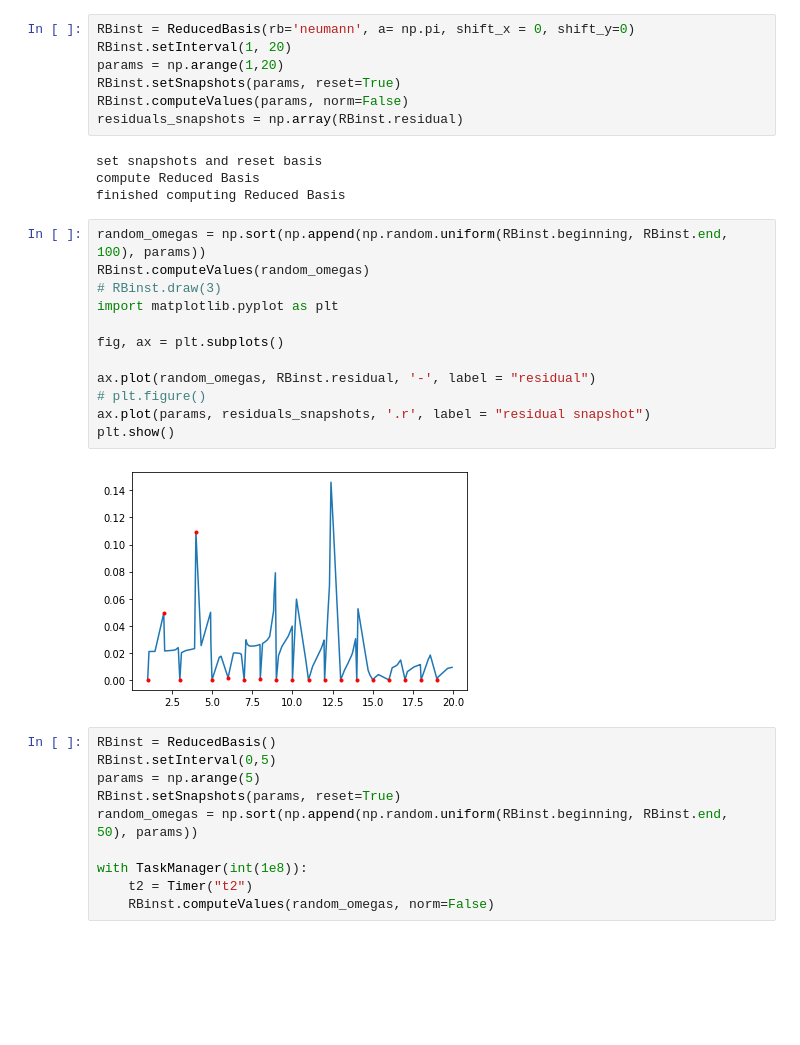
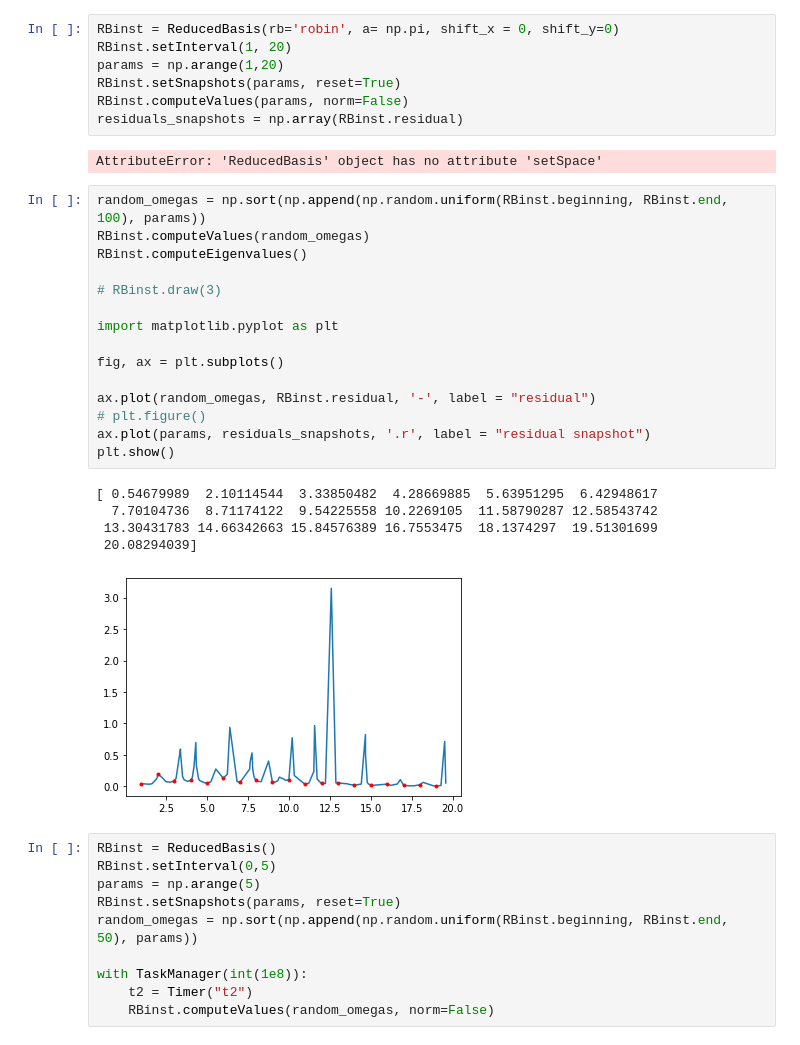
Before and after one commit to huberamanda/reduced_basis_methods, a Jupyter notebook: reduced_basis.ipynb, the cells around one changed output. Saved outputs shown, nothing was run; the diff lists cells and outputs as text; blank space fills up the shorter version.

Commit message:
eigenvalues

```diff
--- a/reduced_basis.ipynb
+++ b/reduced_basis.ipynb
@@ -338,28 +381,33 @@ class ReducedBasis:
 # %%
-RBinst = ReducedBasis(rb='neumann', a= np.pi, shift_x = 0, shift_y=0)
+RBinst = ReducedBasis(rb='robin', a= np.pi, shift_x = 0, shift_y=0)
 RBinst.setInterval(1, 20)
 params = np.arange(1,20)
 RBinst.setSnapshots(params, reset=True)
 RBinst.computeValues(params, norm=False)
 residuals_snapshots = np.array(RBinst.residual)
 # %% [output]
-set snapshots and reset basis
-compute Reduced Basis
-finished computing Reduced Basis
+AttributeError: 'ReducedBasis' object has no attribute 'setSpace'
 # %%
 random_omegas = np.sort(np.append(np.random.uniform(RBinst.beginning, RBinst.end, 100), params))
 RBinst.computeValues(random_omegas)
+RBinst.computeEigenvalues()
+
 # RBinst.draw(3)
+
 import matplotlib.pyplot as plt
 
 fig, ax = plt.subplots()
 
 ax.plot(random_omegas, RBinst.residual, '-', label = "residual")
 # plt.figure()
 ax.plot(params, residuals_snapshots, '.r', label = "residual snapshot")
 plt.show()
 # %% [output]
+[ 0.54679989  2.10114544  3.33850482  4.28669885  5.63951295  6.42948617
+  7.70104736  8.71174122  9.54225558 10.2269105  11.58790287 12.58543742
+ 13.30431783 14.66342663 15.84576389 16.7553475  18.1374297  19.51301699
+ 20.08294039]
-[figure, old version]
+[figure, new version]
 # %%
 RBinst = ReducedBasis()
 RBinst.setInterval(0,5)
```
Also changed, not shown: parts of 3 cells of this notebook.
